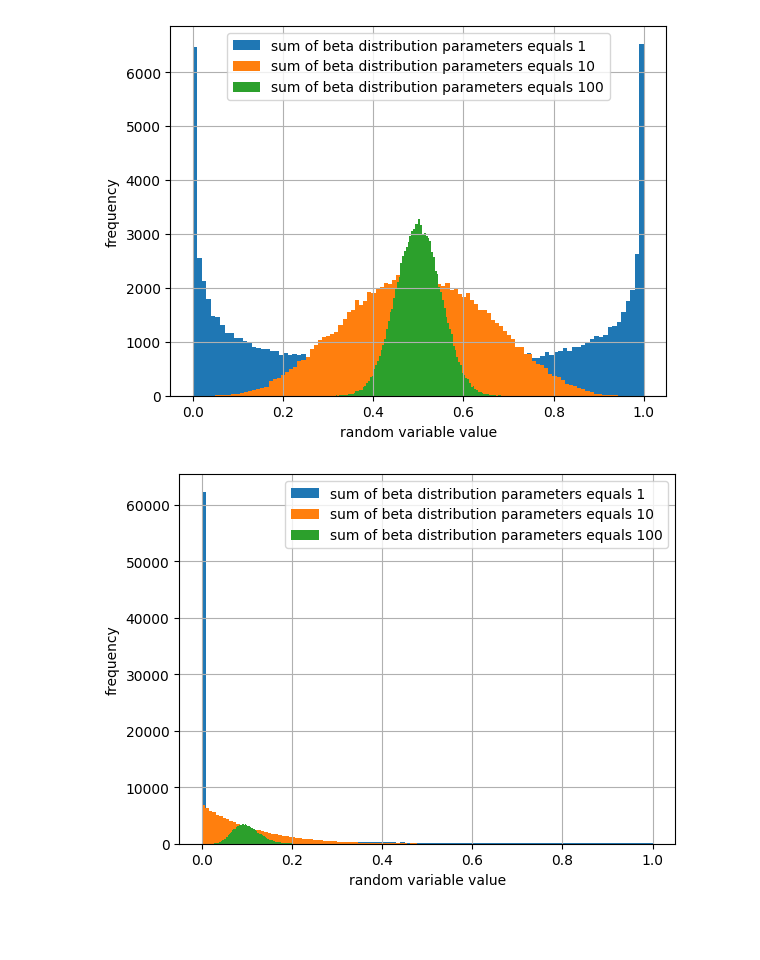
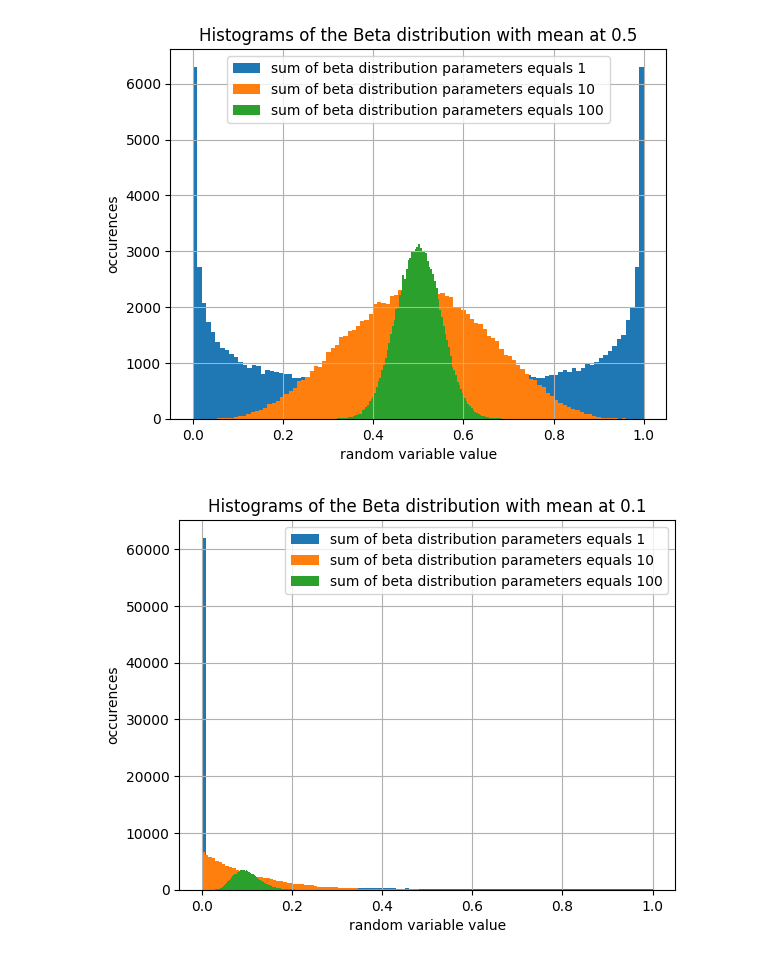
Before and after one commit to mariuszknowak-experiments/binary-option-market-public, a Jupyter notebook: Binary_option_market_equilibrium.ipynb, the cells around one changed output. Drawn from its saved outputs; the diff is of its cells as text; code cells hidden in the pictures; blank space fills up the shorter version.

```diff
--- a/Binary_option_market_equilibrium.ipynb
+++ b/Binary_option_market_equilibrium.ipynb
@@ -9,23 +30,25 @@ from tqdm.notebook import tqdm
 # %%
 plt.hist(np.random.beta(0.5,0.5,int(1e5)),bins=100, label='sum of beta distribution parameters equals 1');
 plt.hist(np.random.beta(5,5,int(1e5)),bins=100, label='sum of beta distribution parameters equals 10');
 plt.hist(np.random.beta(50,50,int(1e5)),bins=100, label='sum of beta distribution parameters equals 100');
 plt.xlabel('random variable value')
-plt.ylabel('frequency')
+plt.ylabel('occurences')
+plt.title('Histograms of the Beta distribution with mean at 0.5')
 plt.grid()
 plt.legend()
 plt.show()
 
 
 plt.figure()
 plt.hist(np.random.beta(0.1,0.9,int(1e5)),bins=100, label='sum of beta distribution parameters equals 1');
 plt.hist(np.random.beta(1,9,int(1e5)),bins=100, label='sum of beta distribution parameters equals 10');
 plt.hist(np.random.beta(10,90,int(1e5)),bins=100, label='sum of beta distribution parameters equals 100');
 plt.xlabel('random variable value')
-plt.ylabel('frequency')
+plt.ylabel('occurences')
+plt.title('Histograms of the Beta distribution with mean at 0.1')
 plt.grid()
 plt.legend()
 plt.show()
 # %% [output]
-[figure, old version]
+[figure, new version]
-[figure, old version]
+[figure, new version]
```
Also changed, not shown: parts of 41 cells of this notebook.
